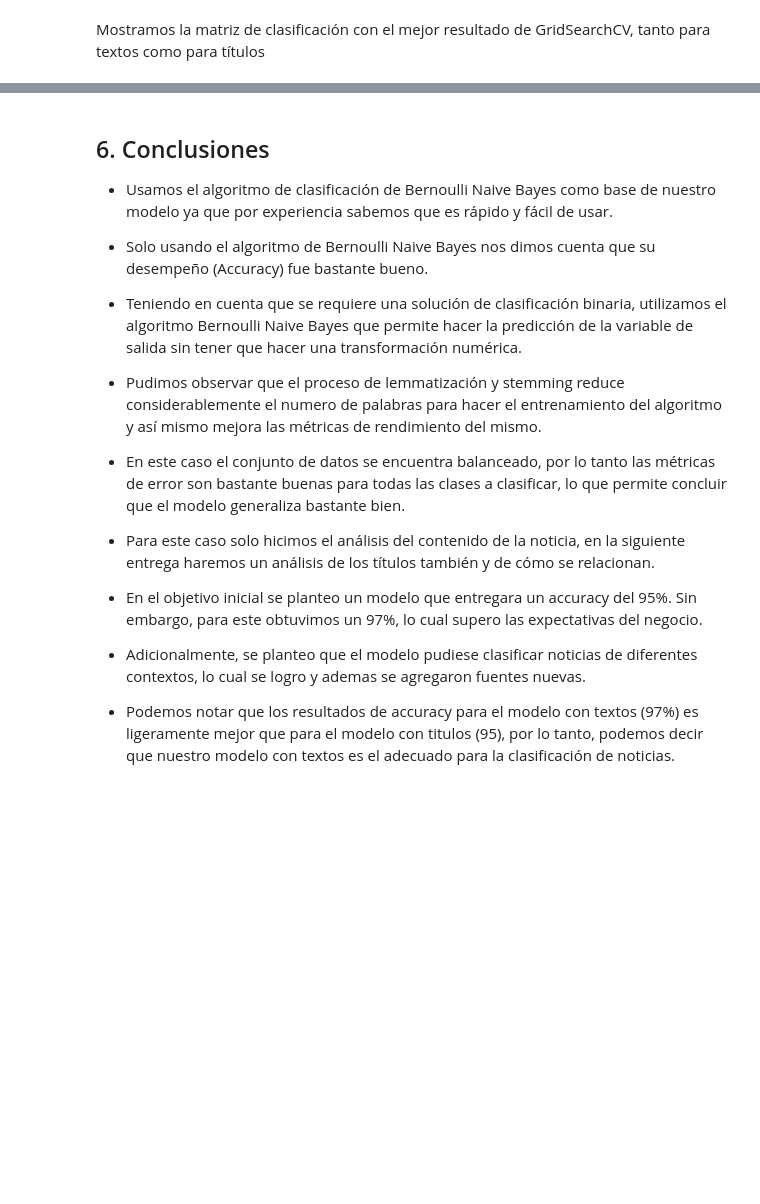
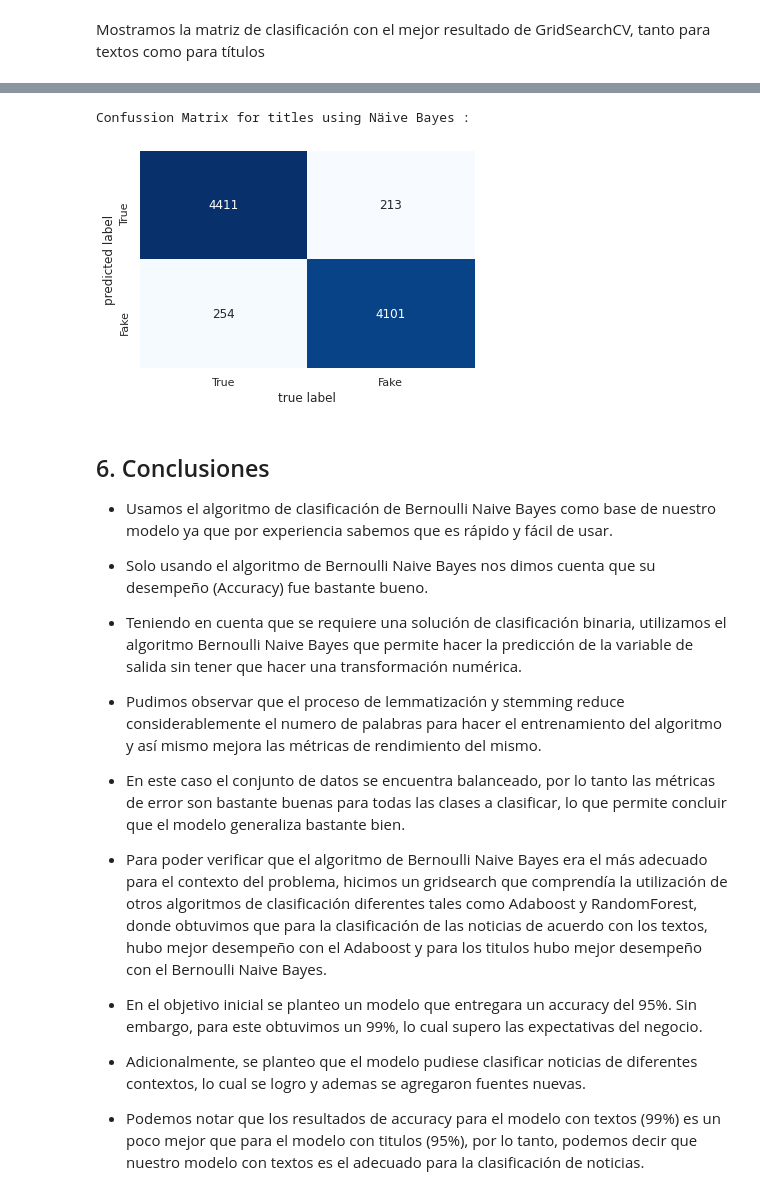
Before and after one commit to alejitro/proyecto_MLT_Grupo05, a Jupyter notebook: Proyecto MLT - Grupo 5.ipynb, the cells around one changed output, grey strips where cells are left out. Cells and saved outputs as stored; diff of their text form; code cells hidden in the pictures; blank space fills up the shorter version.

Commit message:
Entrega final

```diff
--- a/Proyecto MLT - Grupo 5.ipynb
+++ b/Proyecto MLT - Grupo 5.ipynb
@@ -823,3 +792,15 @@ Confusion Matrix for Näive Bayes
+# %%
+import seaborn as sns; sns.set()
+mat_test = confusion_matrix(y_test_title, y_pred_gs_title)
+print("Confussion Matrix for titles using Näive Bayes : \n")
+sns.heatmap(mat_test.T, square=False, annot=True, cmap='Blues',fmt='d', cbar=False,
+            xticklabels=total_news_df['category'].unique(),
+            yticklabels=total_news_df['category'].unique())
+plt.xlabel('true label')
+plt.ylabel('predicted label');
+# %% [output]
+Confussion Matrix for titles using Näive Bayes :
+[figure, added]
 # %% [markdown]
 ## 6. Conclusiones
 * Usamos el algoritmo de clasificación de Bernoulli  Naive Bayes como base de nuestro modelo ya que por experiencia sabemos que es rápido y fácil de usar.
@@ -832,10 +813,10 @@ Confusion Matrix for Näive Bayes
 
 * En este caso el conjunto de datos se encuentra balanceado, por lo tanto las métricas de error son bastante buenas para todas las clases a clasificar, lo que permite concluir que el modelo generaliza bastante bien.
 
-* Para este caso solo hicimos el análisis del contenido de la noticia, en la siguiente entrega haremos un análisis de los títulos también  y de cómo se relacionan.
+* Para poder verificar que el algoritmo de Bernoulli Naive Bayes era el más adecuado para el contexto del problema, hicimos un gridsearch que comprendía la utilización de otros algoritmos de clasificación diferentes tales como Adaboost y RandomForest, donde obtuvimos que para la clasificación de las noticias de acuerdo con los textos, hubo mejor desempeño con el Adaboost y para los titulos hubo mejor desempeño con el Bernoulli Naive Bayes.
 
-* En el objetivo inicial se planteo un modelo que entregara un accuracy del 95%. Sin embargo, para este obtuvimos un 97%, lo cual supero las expectativas del negocio.
+* En el objetivo inicial se planteo un modelo que entregara un accuracy del 95%. Sin embargo, para este obtuvimos un 99%, lo cual supero las expectativas del negocio.
 
 * Adicionalmente, se planteo que el modelo pudiese clasificar noticias de diferentes contextos, lo cual se logro y ademas se agregaron fuentes nuevas.
 
-* Podemos notar que los resultados de accuracy para el modelo con textos (97%) es ligeramente mejor que para el modelo con titulos (95), por lo tanto, podemos decir que nuestro modelo con textos es el adecuado para la clasificación de noticias.
+* Podemos notar que los resultados de accuracy para el modelo con textos (99%) es un poco mejor que para el modelo con titulos (95%), por lo tanto, podemos decir que nuestro modelo con textos es el adecuado para la clasificación de noticias.
```
Also changed, not shown: parts of 25 cells of this notebook, 1 other file.
